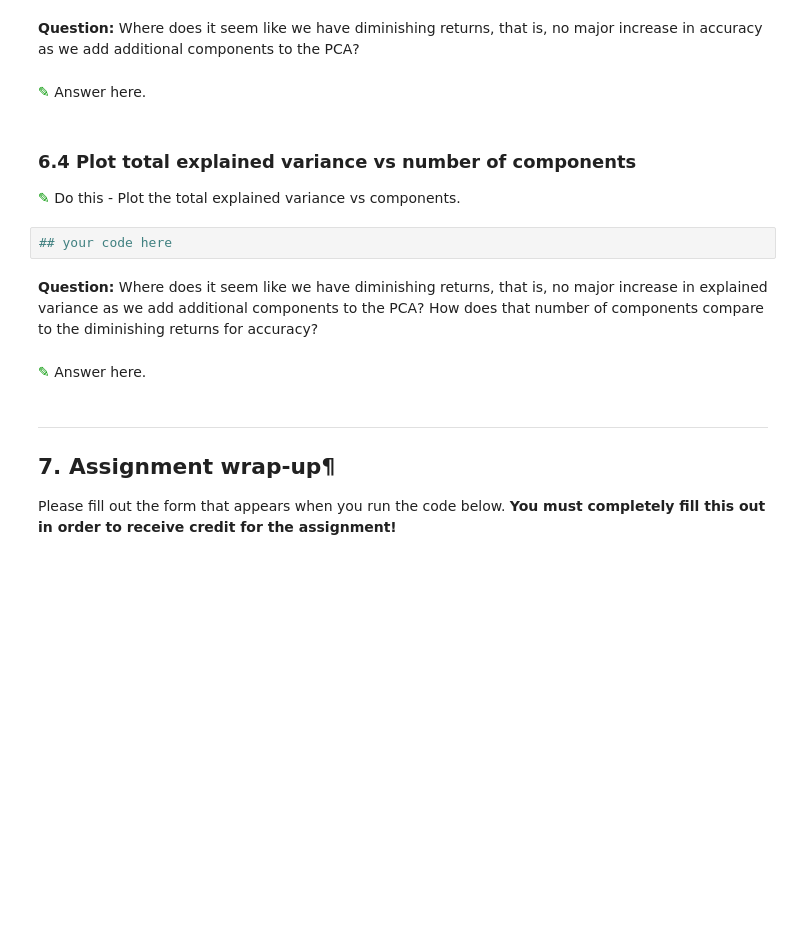
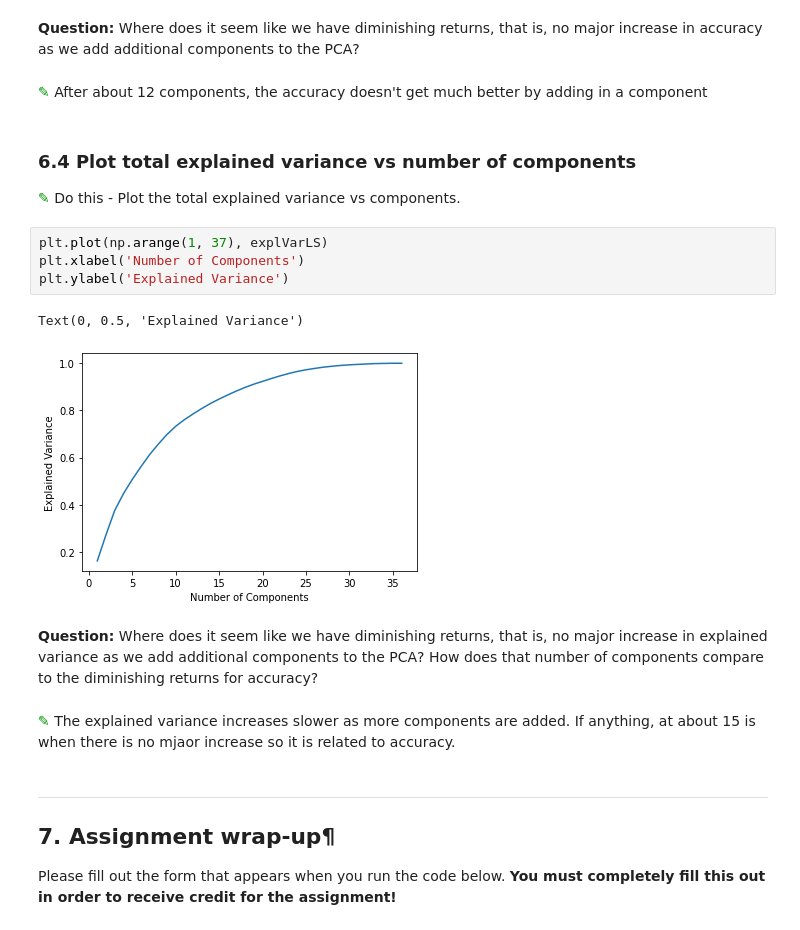
Before and after one commit to BergBrae/cmse202-f20-turnin, a Jupyter notebook: Homework4_SVM_and_PCA_STUDENT.ipynb, the cells around one changed output. Drawn from its saved outputs; the diff is of its cells as text; blank space fills up the shorter version.

```diff
--- a/Homework4_SVM_and_PCA_STUDENT.ipynb
+++ b/Homework4_SVM_and_PCA_STUDENT.ipynb
@@ -235,17 +412,22 @@ Now that we have those numbers, it makes sense to look at the accuracy vs compon
 # %% [markdown]
 **Question:** Where does it seem like we have diminishing returns, that is, no major increase in accuracy as we add additional components to the PCA?
 # %% [markdown]
-<font size=8 color="#009600">&#9998;</font> Answer here.
+<font size=8 color="#009600">&#9998;</font> After about 12 components, the accuracy doesn't get much better by adding in a component
 # %% [markdown]
 ### 6.4 Plot total explained variance vs number of components
 
 <font size=8 color="#009600">&#9998;</font> Do this - Plot the total explained variance vs components.
-# %%
-## your code here
+# %%
+plt.plot(np.arange(1, 37), explVarLS)
+plt.xlabel('Number of Components')
+plt.ylabel('Explained Variance')
+# %% [output]
+Text(0, 0.5, 'Explained Variance')
+[figure, added]
 # %% [markdown]
 **Question:** Where does it seem like we have diminishing returns, that is, no major increase in explained variance as we add additional components to the PCA? How does that number of components compare to the diminishing returns for accuracy?
-# %% [markdown]
-<font size=8 color="#009600">&#9998;</font> Answer here.
+# %% [markdown]
+<font size=8 color="#009600">&#9998;</font> The explained variance increases slower as more components are added. If anything, at about 15 is when there is no mjaor increase so it is related to accuracy.
 # %% [markdown]
 ---
 ## 7. Assignment wrap-up¶
```
Also changed, not shown: parts of 43 cells of this notebook.
